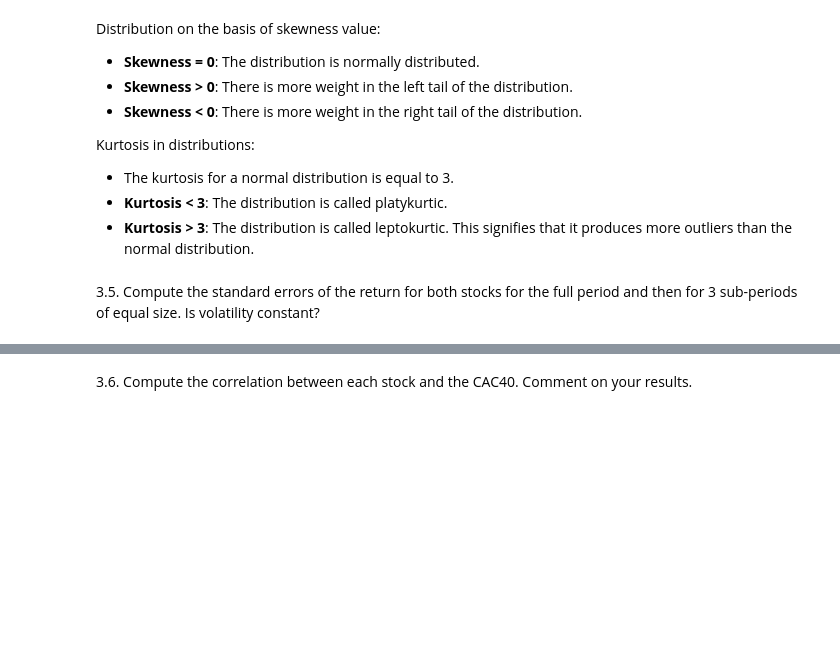
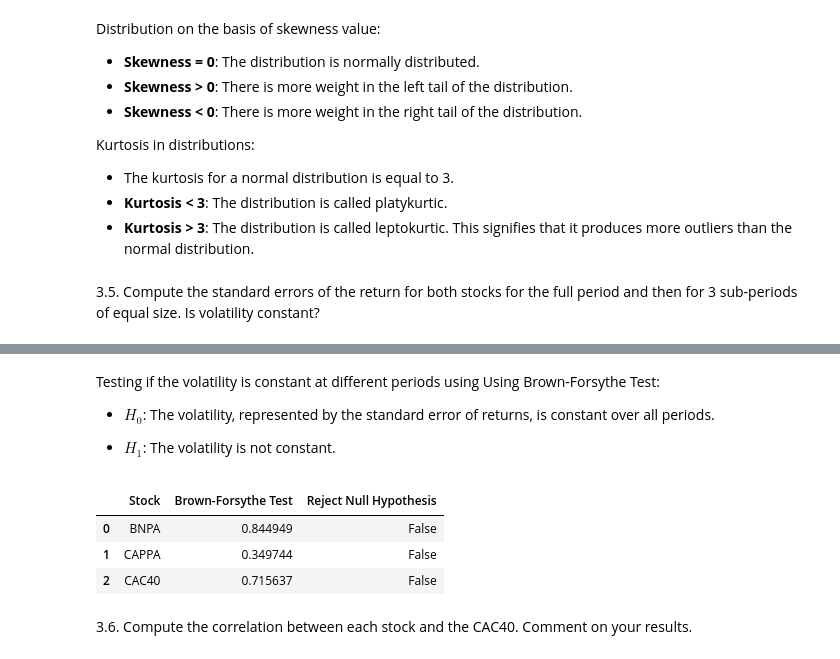
Before and after one commit to yurialvizi/mods205-digital-finance, a Jupyter notebook: project.ipynb, the cells around one changed output, grey strips where cells are left out. Cells and saved outputs as stored; diff of their text form; code cells hidden in the pictures; blank space fills up the shorter version.

```diff
--- a/project.ipynb
+++ b/project.ipynb
@@ -218,2 +232,29 @@ df
+# %% [markdown]
+Testing if the volatility is constant at different periods using Using Brown-Forsythe Test:
+
+- $H_0$: The volatility, represented by the standard error of returns, is constant over all periods.
+
+- $H_1$: The volatility is not constant.
+# %%
+def brownForsytheTest(returns_periods):
+    _, p_value = stats.levene(*returns_periods, center='median')
+    return p_value
+
+
+testResults = [brownForsytheTest(bnpa_returns_periods), brownForsytheTest(
+    cappa_returns_periods), brownForsytheTest(cac40_returns_periods)]
+
+alpha = 0.05
+data = {'Stock': ['BNPA', 'CAPPA', 'CAC40'],
+        'Brown-Forsythe Test': testResults,
+        'Reject Null Hypothesis': [p_value < alpha for p_value in testResults]}
+
+testDf = pd.DataFrame(data)
+testDf
+# %% [output]
+|  | Stock | Brown-Forsythe Test | Reject Null Hypothesis |
+| 0 | BNPA | 0.844949 | False |
+| 1 | CAPPA | 0.349744 | False |
+| 2 | CAC40 | 0.715637 | False |
 # %% [markdown]
 3.6. Compute the correlation between each stock and the CAC40. Comment on your results.
```
Also changed, not shown: parts of 7 cells of this notebook.
